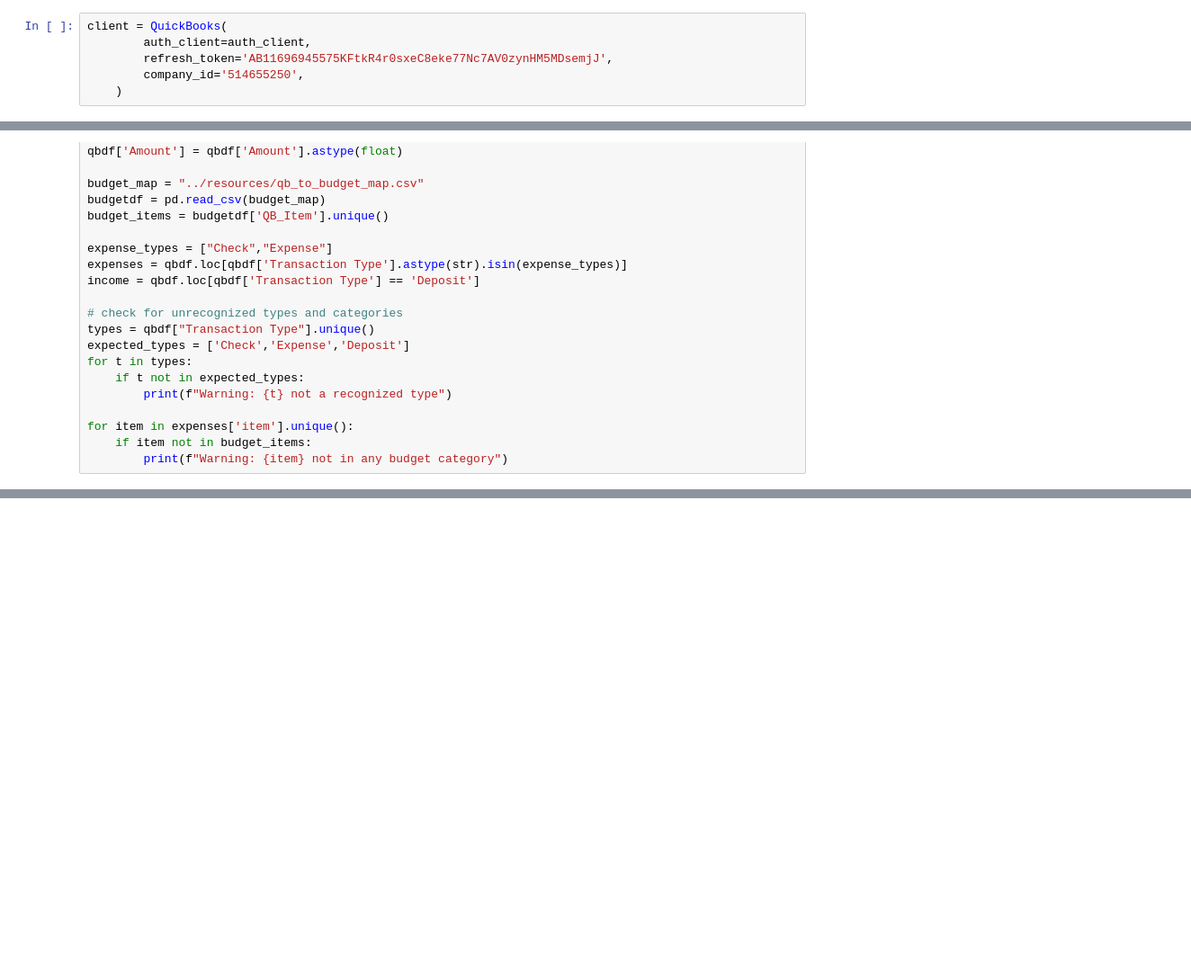
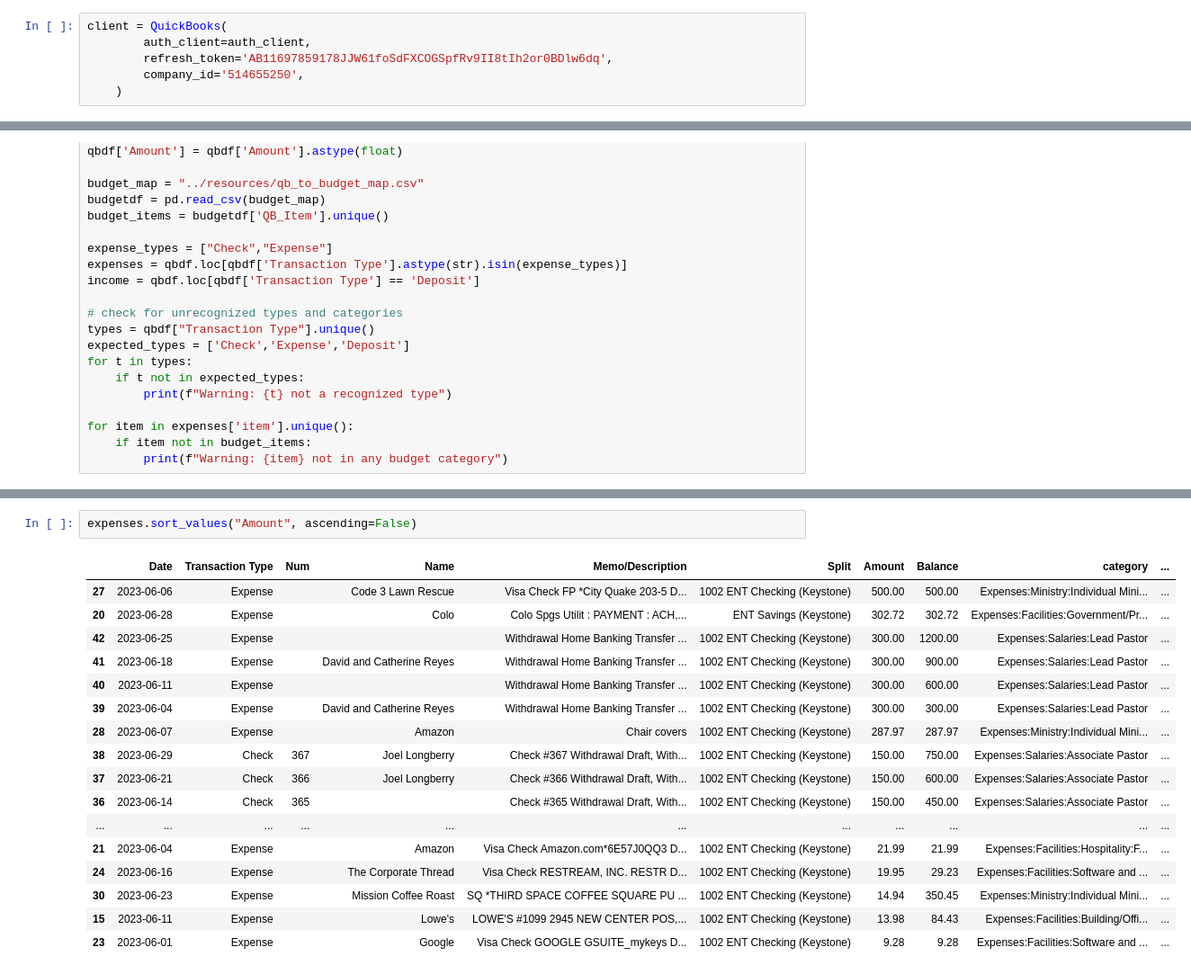
Before and after one commit to keaturner55/ChurchFinance, a Jupyter notebook: notebook/quickbooks.ipynb, the cells around one changed output, grey strips where cells are left out. Shown at 90% size. Saved outputs shown, nothing was run; the diff lists cells and outputs as text; blank space fills up the shorter version.

```diff
--- a/notebook/quickbooks.ipynb
+++ b/notebook/quickbooks.ipynb
@@ -37,7 +37,7 @@ auth_client = AuthClient(
 # %%
 client = QuickBooks(
         auth_client=auth_client,
-        refresh_token='AB11696945575KFtkR4r0sxeC8eke77Nc7AV0zynHM5MDsemjJ',
+        refresh_token='AB11697859178JJW61foSdFXCOGSpfRv9II8tIh2or0BDlw6dq',
         company_id='514655250',
     )
 # %%
@@ -108,0 +144,20 @@ expenses.loc[expenses['item']=='Church Insurance']
+# %%
+expenses.sort_values("Amount", ascending=False)
+# %% [output]
+|  | Date | Transaction Type | Num | Name | Memo/Description | Split | Amount | Balance | category | ... |
+| 27 | 2023-06-06 | Expense |  | Code 3 Lawn Rescue | Visa Check FP *City Quake 203-5 D... | 1002 ENT Checking (Keystone) | 500.00 | 500.00 | Expenses:Ministry:Individual Mini... | ... |
+| 20 | 2023-06-28 | Expense |  | Colo | Colo Spgs Utilit : PAYMENT : ACH,... | ENT Savings (Keystone) | 302.72 | 302.72 | Expenses:Facilities:Government/Pr... | ... |
+| 42 | 2023-06-25 | Expense |  |  | Withdrawal Home Banking Transfer ... | 1002 ENT Checking (Keystone) | 300.00 | 1200.00 | Expenses:Salaries:Lead Pastor | ... |
+| 41 | 2023-06-18 | Expense |  | David and Catherine Reyes | Withdrawal Home Banking Transfer ... | 1002 ENT Checking (Keystone) | 300.00 | 900.00 | Expenses:Salaries:Lead Pastor | ... |
+| 40 | 2023-06-11 | Expense |  |  | Withdrawal Home Banking Transfer ... | 1002 ENT Checking (Keystone) | 300.00 | 600.00 | Expenses:Salaries:Lead Pastor | ... |
+| 39 | 2023-06-04 | Expense |  | David and Catherine Reyes | Withdrawal Home Banking Transfer ... | 1002 ENT Checking (Keystone) | 300.00 | 300.00 | Expenses:Salaries:Lead Pastor | ... |
+| 28 | 2023-06-07 | Expense |  | Amazon | Chair covers | 1002 ENT Checking (Keystone) | 287.97 | 287.97 | Expenses:Ministry:Individual Mini... | ... |
+| 38 | 2023-06-29 | Check | 367 | Joel Longberry | Check #367 Withdrawal Draft, With... | 1002 ENT Checking (Keystone) | 150.00 | 750.00 | Expenses:Salaries:Associate Pastor | ... |
+| 37 | 2023-06-21 | Check | 366 | Joel Longberry | Check #366 Withdrawal Draft, With... | 1002 ENT Checking (Keystone) | 150.00 | 600.00 | Expenses:Salaries:Associate Pastor | ... |
+| 36 | 2023-06-14 | Check | 365 |  | Check #365 Withdrawal Draft, With... | 1002 ENT Checking (Keystone) | 150.00 | 450.00 | Expenses:Salaries:Associate Pastor | ... |
+| ... | ... | ... | ... | ... | ... | ... | ... | ... | ... | ... |
+| 21 | 2023-06-04 | Expense |  | Amazon | Visa Check Amazon.com*6E57J0QQ3 D... | 1002 ENT Checking (Keystone) | 21.99 | 21.99 | Expenses:Facilities:Hospitality:F... | ... |
+| 24 | 2023-06-16 | Expense |  | The Corporate Thread | Visa Check RESTREAM, INC. RESTR D... | 1002 ENT Checking (Keystone) | 19.95 | 29.23 | Expenses:Facilities:Software and ... | ... |
+| 30 | 2023-06-23 | Expense |  | Mission Coffee Roast | SQ *THIRD SPACE COFFEE SQUARE PU ... | 1002 ENT Checking (Keystone) | 14.94 | 350.45 | Expenses:Ministry:Individual Mini... | ... |
+| 15 | 2023-06-11 | Expense |  | Lowe's | LOWE'S #1099 2945 NEW CENTER POS,... | 1002 ENT Checking (Keystone) | 13.98 | 84.43 | Expenses:Facilities:Building/Offi... | ... |
+| 23 | 2023-06-01 | Expense |  | Google | Visa Check GOOGLE GSUITE_mykeys D... | 1002 ENT Checking (Keystone) | 9.28 | 9.28 | Expenses:Facilities:Software and ... | ... |
```
Also changed, not shown: parts of 12 cells of this notebook, 1 other file.
